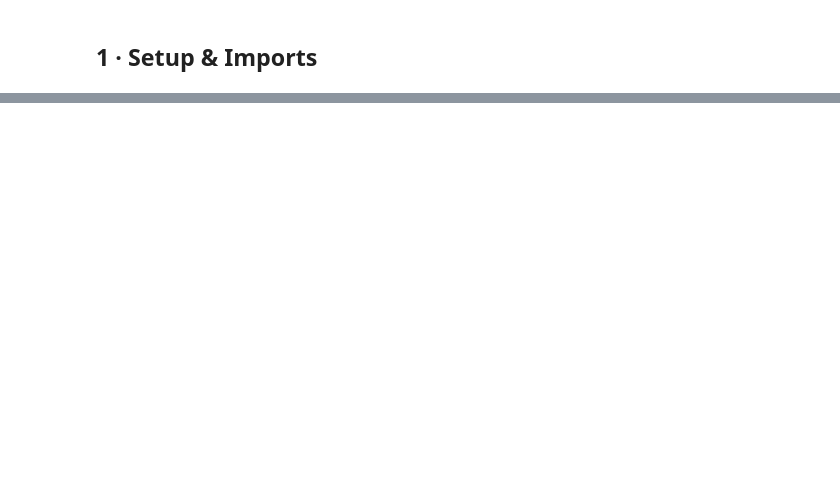
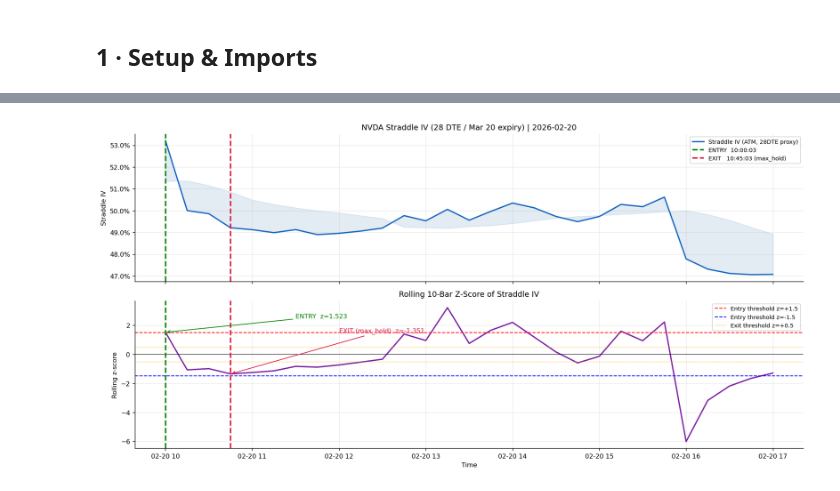
Before and after one commit to Starkl7/Options_analysis, a Jupyter notebook: Sample_dry_run.ipynb, the cells around one changed output, grey strips where cells are left out. Saved outputs shown, nothing was run; the diff lists cells and outputs as text; code cells hidden in the pictures; blank space fills up the shorter version.

```diff
--- a/Sample_dry_run.ipynb
+++ b/Sample_dry_run.ipynb
@@ -996,0 +265,11 @@ by 1.52 standard deviations. Over the next hour the straddle IV reverted
+# %%
+s1_all  = pd.read_parquet('data/signals_s1.parquet')
+s1_all['timestamp'] = pd.to_datetime(s1_all['timestamp'])
+
+feb20_signals = s1_all[
+    (s1_all['ticker'] == TICKER) &
+    (s1_all['timestamp'].dt.date == pd.Timestamp(DATE).date())
+].copy()
+
+print(f'Feb 20 signal rows: {len(feb20_signals)}')
+print(feb20_signals[['timestamp','straddle_iv','z_score','direction','atm_strike']].to_string())
@@ -996,0 +333,51 @@ by 1.52 standard deviations. Over the next hour the straddle IV reverted
+# %%
+feb20 = feb20_signals[feb20_signals['straddle_iv'].notna()].copy()
+feb20 = feb20[feb20['atm_strike'] == 185].copy() if len(feb20[feb20['atm_strike']==185]) > 0 else feb20
+
+# Use the full Feb 20 data regardless of atm_strike for z_score series
+feb20_all = feb20_signals[feb20_signals['straddle_iv'].notna()].copy()
+
+fig, (ax1, ax2) = plt.subplots(2, 1, figsize=(14, 7), sharex=True)
+
+# Straddle IV
+ax1.plot(feb20_all['timestamp'], feb20_all['straddle_iv'], lw=1.8,
+         color='#1565C0', label='Straddle IV (ATM, 28DTE proxy)')
+ax1.fill_between(feb20_all['timestamp'], feb20_all['straddle_iv'],
+                 feb20_all['rolling_mean_iv'], alpha=0.15, color='steelblue')
+ax1.axvline(pd.Timestamp(f'{DATE} 10:00:03'), color='green',  lw=2, ls='--', label='ENTRY  10:00:03')
+ax1.axvline(pd.Timestamp(f'{DATE} 10:45:03'), color='crimson',lw=2, ls='--', label='EXIT   10:45:03 (max_hold)')
+ax1.yaxis.set_major_formatter(mticker.PercentFormatter(1))
+ax1.set_ylabel('Straddle IV'); ax1.legend(fontsize=8)
+ax1.set_title(f'NVDA Straddle IV (28 DTE / Mar 20 expiry) | {DATE}')
+
+# Z-score
+ax2.plot(feb20_all['timestamp'], feb20_all['z_score'], lw=1.8, color='#7B1FA2')
+ax2.axhline( 1.5, color='red',   lw=1.2, ls='--', label='Entry threshold z=+1.5')
+ax2.axhline(-1.5, color='blue',  lw=1.2, ls='--', label='Entry threshold z=-1.5')
+ax2.axhline( 0.5, color='orange',lw=0.8, ls=':',  label='Exit threshold z=+0.5')
+ax2.axhline(-0.5, color='orange',lw=0.8, ls=':')
+ax2.axhline( 0,   color='black', lw=0.6)
+ax2.axvline(pd.Timestamp(f'{DATE} 10:00:03'), color='green',  lw=2, ls='--')
+ax2.axvline(pd.Timestamp(f'{DATE} 10:45:03'), color='crimson',lw=2, ls='--')
+
+# Annotate signal fire and exit
+entry_z = feb20_signals[feb20_signals['timestamp']==pd.Timestamp(f'{DATE} 10:00:03')]['z_score'].values
+if len(entry_z):
+    ax2.annotate(f'ENTRY  z={entry_z[0]:.3f}',
+                 xy=(pd.Timestamp(f'{DATE} 10:00:03'), entry_z[0]),
+                 xytext=(pd.Timestamp(f'{DATE} 11:30:00'), 2.5),
+                 arrowprops=dict(arrowstyle='->', color='green'), fontsize=9, color='green')
+exit_z = feb20_signals[feb20_signals['timestamp']==pd.Timestamp(f'{DATE} 10:45:03')]['z_score'].values
+if len(exit_z):
+    ax2.annotate(f'EXIT (max_hold)  z={exit_z[0]:.3f}',
+                 xy=(pd.Timestamp(f'{DATE} 10:45:03'), exit_z[0]),
+                 xytext=(pd.Timestamp(f'{DATE} 12:00:00'), 1.5),
+                 arrowprops=dict(arrowstyle='->', color='crimson'), fontsize=9, color='crimson')
+
+ax2.set_ylabel('Rolling z-score'); ax2.set_xlabel('Time')
+ax2.set_title('Rolling 10-Bar Z-Score of Straddle IV')
+ax2.legend(fontsize=8)
+
+plt.tight_layout(); plt.show()
+# %% [output]
+[figure, added]
```
Also changed, not shown: parts of 71 cells of this notebook, 11 other files.
